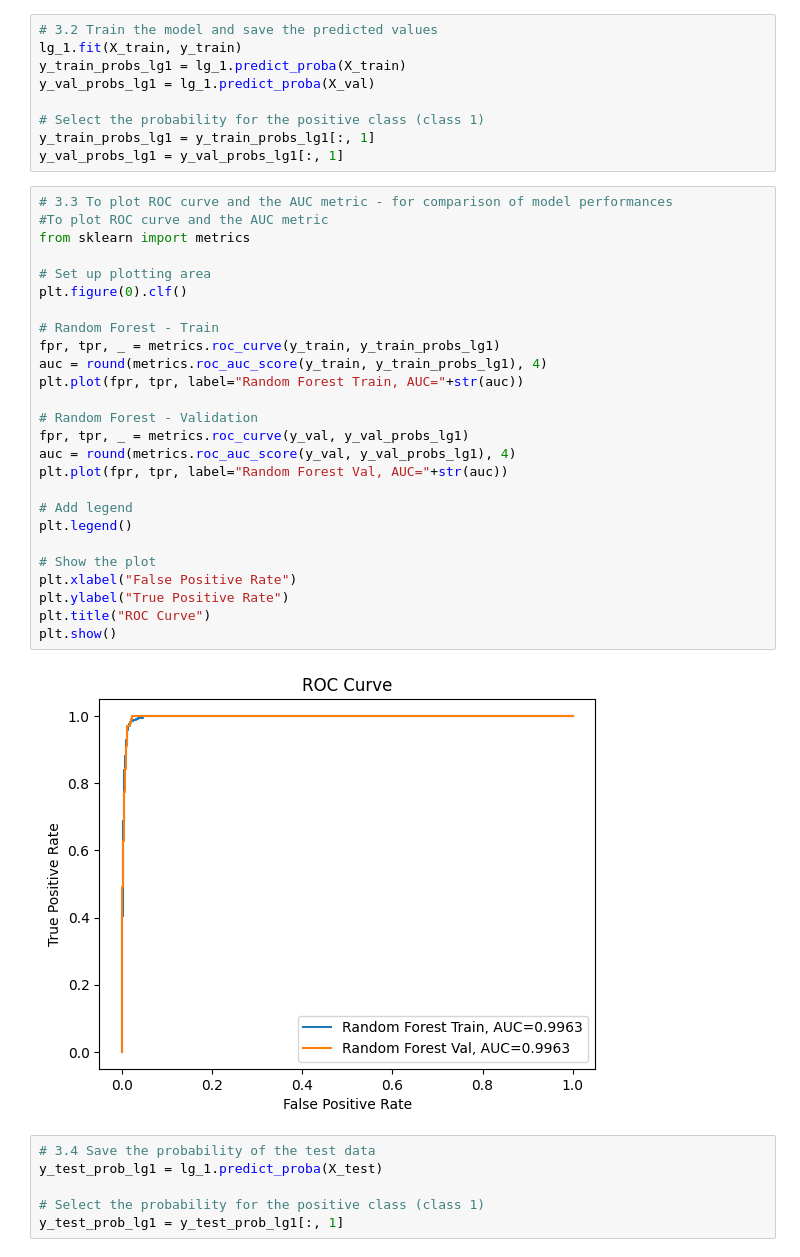
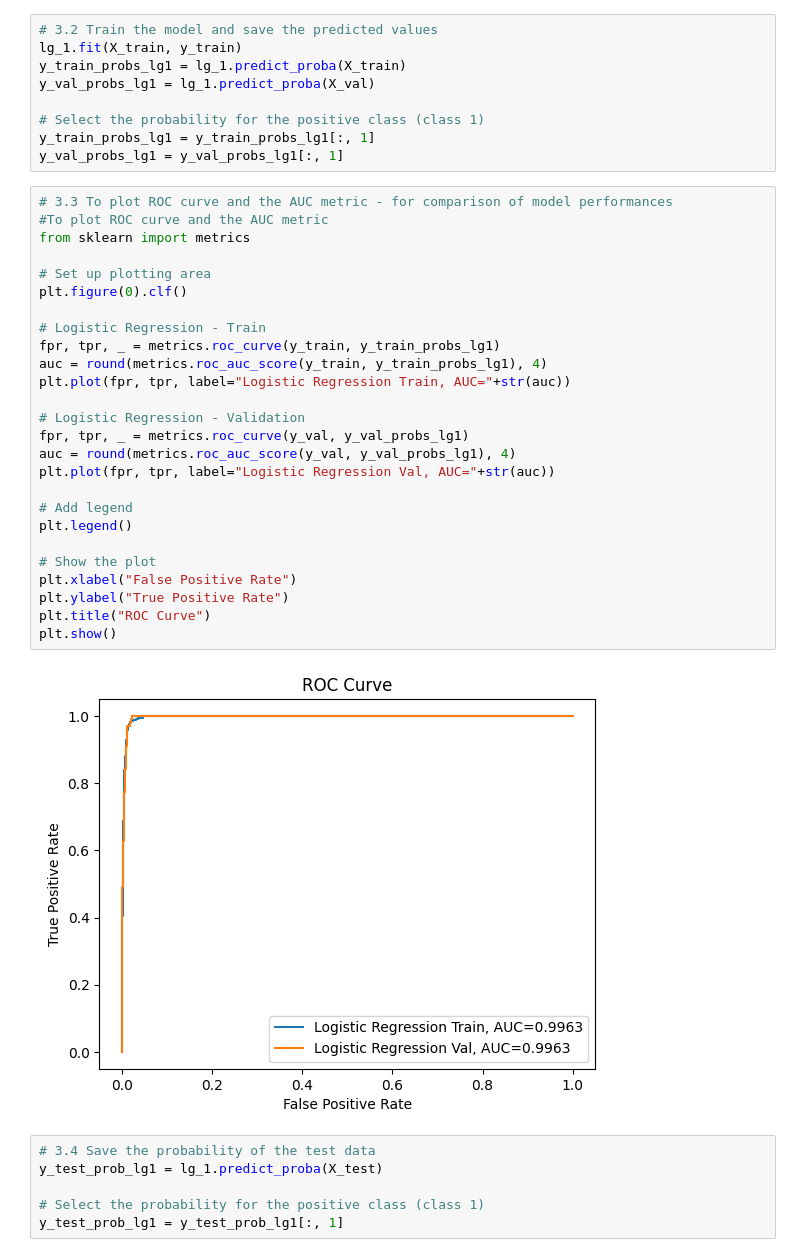
Before and after one commit to Paiynthalir/Kaggle1_NBADraft, a Jupyter notebook: notebooks/paiynthalir_nallamuthu-24715435-week2_logisticRegression.ipynb, the cells around one changed output. Drawn from its saved outputs; the diff is of its cells as text.

```diff
--- a/notebooks/paiynthalir_nallamuthu-24715435-week2_logisticRegression.ipynb
+++ b/notebooks/paiynthalir_nallamuthu-24715435-week2_logisticRegression.ipynb
@@ -49,31 +49,31 @@ y_val_probs_lg1 = y_val_probs_lg1[:, 1]
 # %%
 # 3.3 To plot ROC curve and the AUC metric - for comparison of model performances
 #To plot ROC curve and the AUC metric
 from sklearn import metrics
 
 # Set up plotting area
 plt.figure(0).clf()
 
-# Random Forest - Train
+# Logistic Regression - Train
 fpr, tpr, _ = metrics.roc_curve(y_train, y_train_probs_lg1)
 auc = round(metrics.roc_auc_score(y_train, y_train_probs_lg1), 4)
-plt.plot(fpr, tpr, label="Random Forest Train, AUC="+str(auc))
+plt.plot(fpr, tpr, label="Logistic Regression Train, AUC="+str(auc))
 
-# Random Forest - Validation
+# Logistic Regression - Validation
 fpr, tpr, _ = metrics.roc_curve(y_val, y_val_probs_lg1)
 auc = round(metrics.roc_auc_score(y_val, y_val_probs_lg1), 4)
-plt.plot(fpr, tpr, label="Random Forest Val, AUC="+str(auc))
+plt.plot(fpr, tpr, label="Logistic Regression Val, AUC="+str(auc))
 
 # Add legend
 plt.legend()
 
 # Show the plot
 plt.xlabel("False Positive Rate")
 plt.ylabel("True Positive Rate")
 plt.title("ROC Curve")
 plt.show()
 # %% [output]
-[figure, old version]
+[figure, new version]
 # %%
 # 3.4 Save the probability of the test data
 y_test_prob_lg1 = lg_1.predict_proba(X_test)
```
Also changed, not shown: parts of 2 cells of this notebook, 5 other files.
